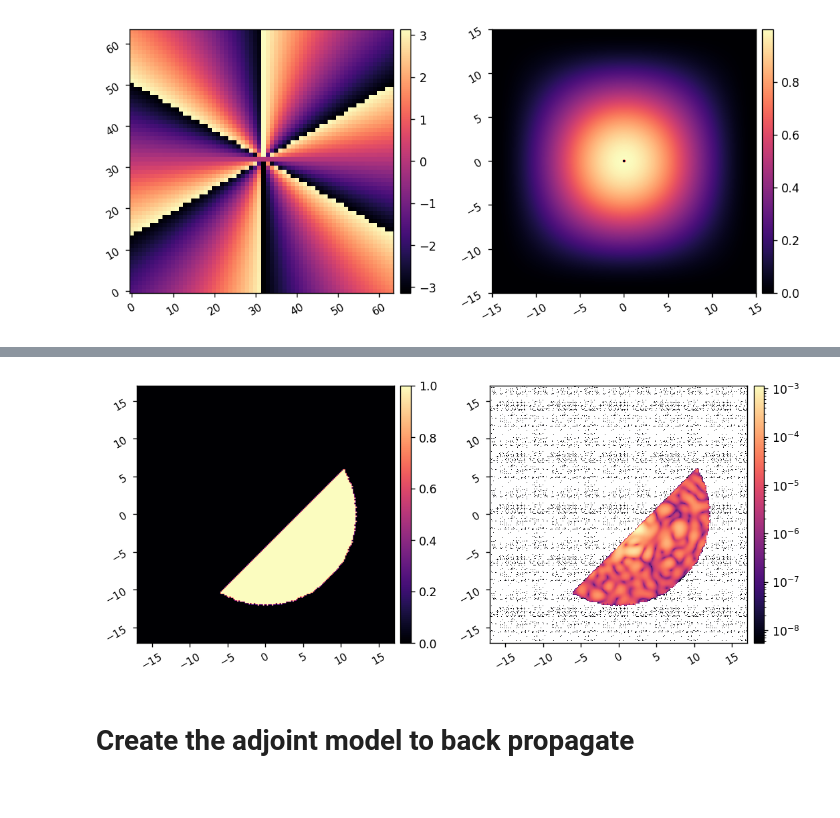
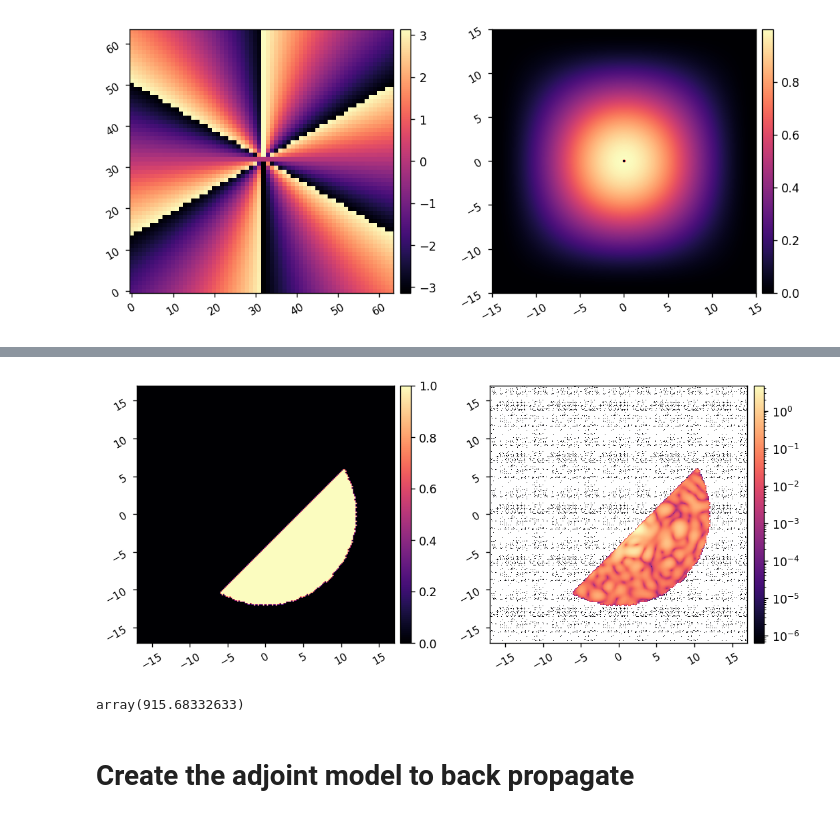
Before and after one commit to uasal/scoob-psf, a Jupyter notebook: example-notebooks/ad_scoob_tests.ipynb, the cells around one changed output, grey strips where cells are left out. Saved outputs shown, nothing was run; the diff lists cells and outputs as text; code cells hidden in the pictures.

```diff
--- a/example-notebooks/ad_scoob_tests.ipynb
+++ b/example-notebooks/ad_scoob_tests.ipynb
@@ -57,8 +59,6 @@ wfe_opd = xp.angle(WFE)*wavelength.to_value(u.m)/2/np.pi
 rms_amp = xp.sqrt(xp.mean(xp.square(wfe_amp[mask]-1)))
 rms_opd = xp.sqrt(xp.mean(xp.square(wfe_opd[mask])))
 imshow2(wfe_amp, wfe_opd,  f'{rms_amp:.3f}', f'{rms_opd:.3e}')
-
-WFE = APERTURE
 # %% [output]
 Oversampling > 2x suggested for reliable results in Fresnel propagation.
 916
@@ -149,5 +147,6 @@ crad = 34/2 * 9.4/10.2 * 8.6/9.4
 # %%
-def forward_model(actuators, use_vortex=True):
+def forward_model(actuators, use_vortex=True, use_wfe=True):
+    actuators = xp.array(actuators)
     command = xp.zeros((Nact,Nact))
     command[dm_mask] = actuators
     mft_command = Mx_dm@command@My_dm
@@ -156,11 +155,13 @@ def forward_model(actuators, use_vortex=True):
 
     dm_phasor = xp.exp(1j * 4*xp.pi/wavelength.to_value(u.m) * dm_surf)
     wf = utils.pad_or_crop(APERTURE, N).astype(xp.complex128)
-    # imshow2(xp.abs(wf), xp.angle(wf), npix=npix)
+
     wf *= utils.pad_or_crop(dm_phasor, N)
     imshow2(xp.abs(wf), xp.angle(wf), npix=npix)
-    wf *= utils.pad_or_crop(WFE, N)
-    # imshow2(xp.abs(wf), xp.angle(wf), npix=npix)
+
+    if use_wfe:
+        wf *= utils.pad_or_crop(WFE, N)
+        # imshow2(xp.abs(wf), xp.angle(wf), npix=npix)
 
     if use_vortex:
         lres_wf = utils.pad_or_crop(wf, N_vortex_lres) # pad to the larger array for the low res propagation
@@ -244,9 +217,25 @@ WARNING:poppy:Oversampling > 2x suggested for reliable results in Fresnel propag
 # %%
 reload(lina.utils)
-control_mask = lina.utils.create_annular_focal_plane_mask(model, 3, 12, 3, rotation=45)
-imshow2(control_mask, ref_im*control_mask, lognorm2=True, pxscl=model.psf_pixelscale_lamD)
+# control_mask = lina.utils.create_annular_focal_plane_mask(model, 3, 12, 3, rotation=45)
+iwa = 3
+owa = 12
+edge = 3
+rotation = 45
+
+x = (xp.linspace(-npsf/2, npsf/2-1, npsf) + 1/2)*psf_pixelscale_lamD
+x,y = xp.meshgrid(x,x)
+r = xp.hypot(x, y)
+control_mask = (r < owa) * (r > iwa)
+if edge is not None: control_mask *= (x > edge)
+
+control_mask = _scipy.ndimage.rotate(control_mask, rotation, reshape=False, order=0)
+imshow2(control_mask, coro_im*control_mask, lognorm2=True, pxscl=psf_pixelscale_lamD)
 # %% [output]
-[figure, old version]
+[figure, new version]
+# %%
+coro_wf[control_mask].dot(coro_wf[control_mask].conjugate()).real
+# %% [output]
+array(915.68332633)
 # %% [markdown]
 # Create the adjoint model to back propagate
 # %% [markdown]
```
Also changed, not shown: parts of 6 cells of this notebook.
